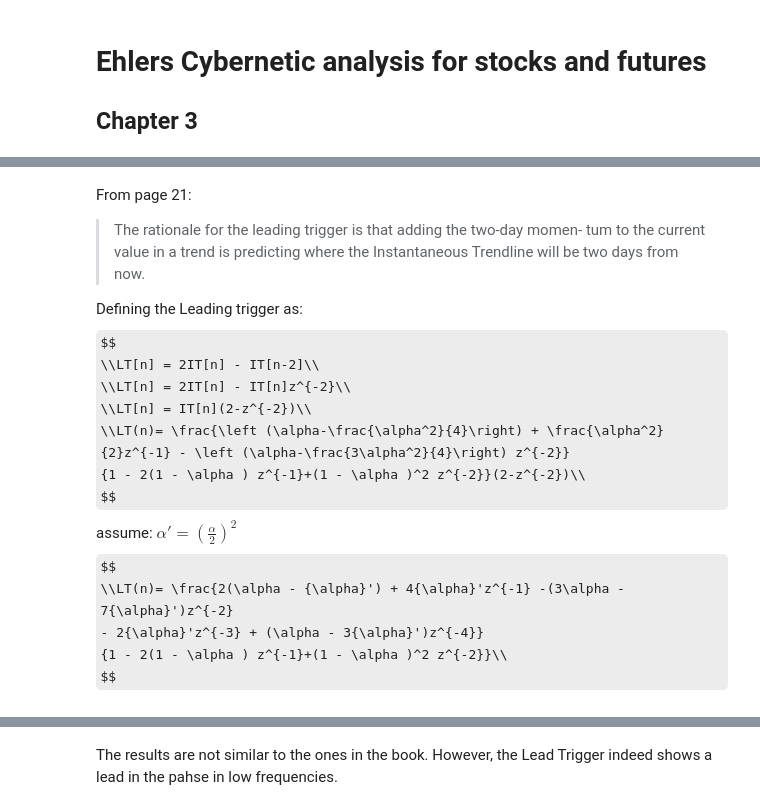
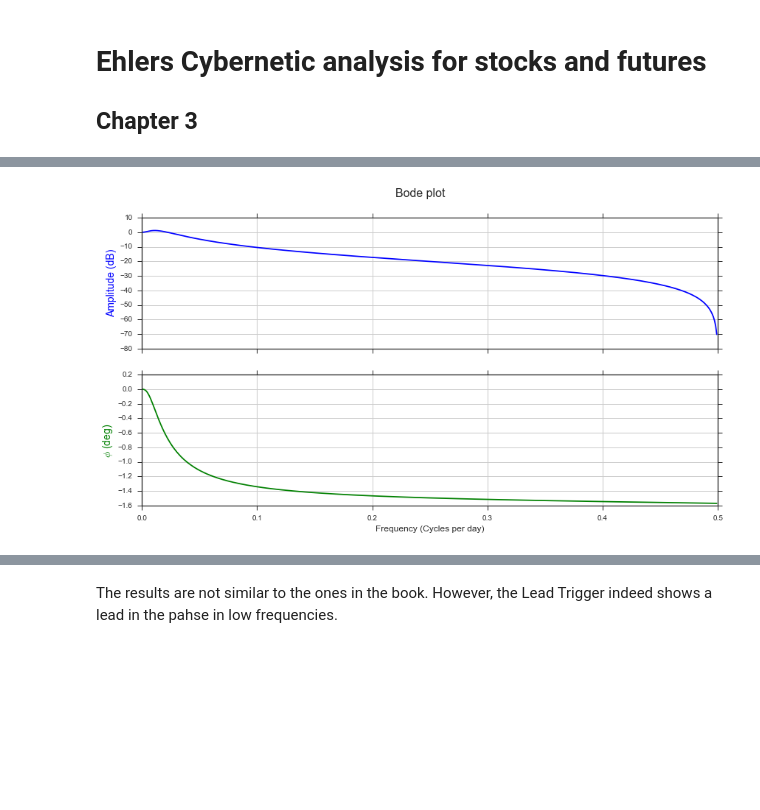
Before and after one commit to Jay-Jay-D/cybernetics_lectures, a Jupyter notebook: Cybernetics_Ch_3.ipynb, the cells around one changed output, grey strips where cells are left out. Drawn from its saved outputs; the diff is of its cells as text; code cells hidden in the pictures; some formulas as TeX source; blank space fills up the shorter version.

```diff
--- a/Cybernetics_Ch_3.ipynb
+++ b/Cybernetics_Ch_3.ipynb
@@ -44,25 +64,24 @@ def bode_plot(h, w, plot_title='Bode plot'):
+# %%
+SMA_lag = 20
+alpha = 2.0 / (SMA_lag + 1)
+
+a_ = (alpha / 2) ** 2
+b_ = (1 - alpha)
+
+# Instant Trend indicator
+IT_numerator = np.array([alpha - a_, 2 * a_, -(alpha - 3 * a_)])
+IT_denominator = np.array([1.0, -2 * b_, b_ ** 2])
+
+# Instant Trend Lead Trigger
+LT_numerator = np.array([2 * (alpha - a_),  4 * a_, -(3 * alpha - 7 * a_), -2 * a_, (alpha - 3 * a_)])
+LT_denominator = np.array([1.0, -2 * b_,  b_ ** 2])
+
+w, h = signal.freqz(IT_numerator, IT_denominator)
+bode_plot(h, w)
+# %% [output]
+[figure, added]
 # %%
 # Now load some data, specifically AAPL minute data from 2015-07-14
 df = pd.read_csv('https://drive.google.com/uc?export=download&id=0B9-kA56h5JCMbXptY0kyVXZXaUU',
                  index_col=0, parse_dates=True)
 x = df.CLOSE.as_matrix()
-# %% [markdown]
-From page 21:
->The rationale for the leading trigger is that adding the two-day momen-
-tum to the current value in a trend is predicting where the Instantaneous
-Trendline will be two days from now.
-
-Defining the Leading trigger as:
-$$
-\\LT[n] = 2IT[n] - IT[n-2]\\
-\\LT[n] = 2IT[n] - IT[n]z^{-2}\\
-\\LT[n] = IT[n](2-z^{-2})\\
-\\LT(n)= \frac{\left (\alpha-\frac{\alpha^2}{4}\right) + \frac{\alpha^2}{2}z^{-1} - \left (\alpha-\frac{3\alpha^2}{4}\right) z^{-2}}
-{1 - 2(1 - \alpha ) z^{-1}+(1 - \alpha )^2 z^{-2}}(2-z^{-2})\\
-$$
-assume: ${\alpha}' = (\frac{\alpha}{2})^2$
-$$
-\\LT(n)= \frac{2(\alpha - {\alpha}') + 4{\alpha}'z^{-1} -(3\alpha - 7{\alpha}')z^{-2}
-- 2{\alpha}'z^{-3} + (\alpha - 3{\alpha}')z^{-4}}
-{1 - 2(1 - \alpha ) z^{-1}+(1 - \alpha )^2 z^{-2}}\\
-$$
```
Also changed, not shown: parts of 4 cells of this notebook, 3 other files.
